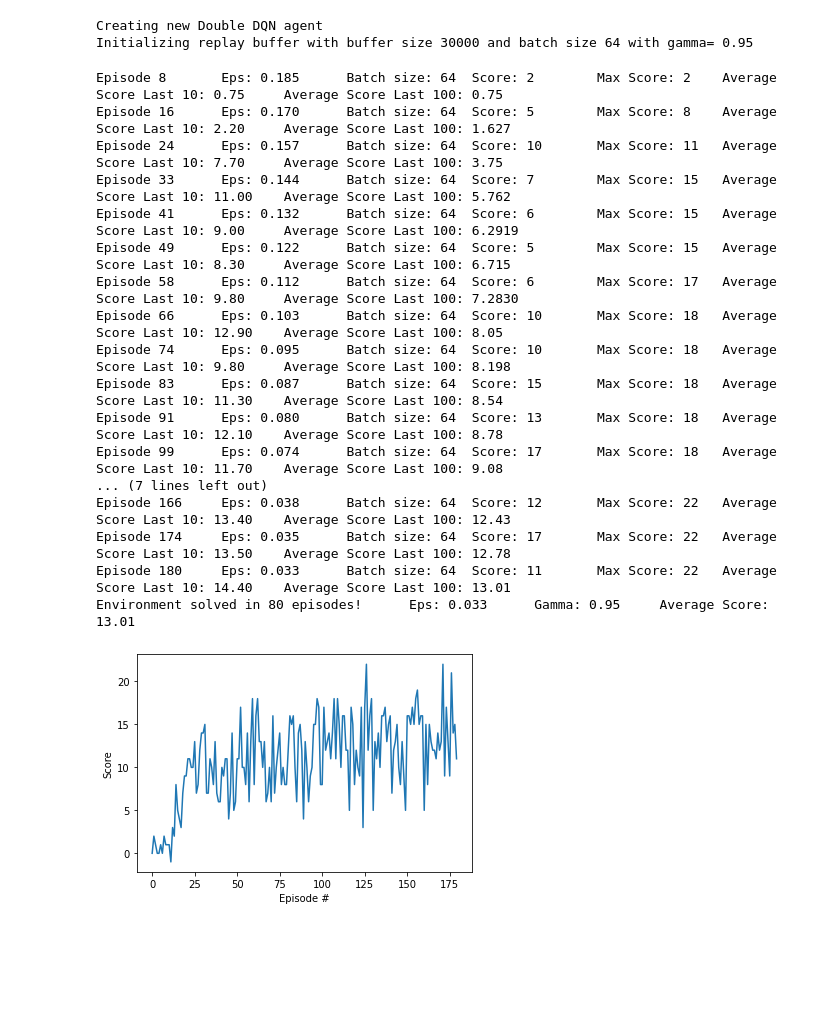
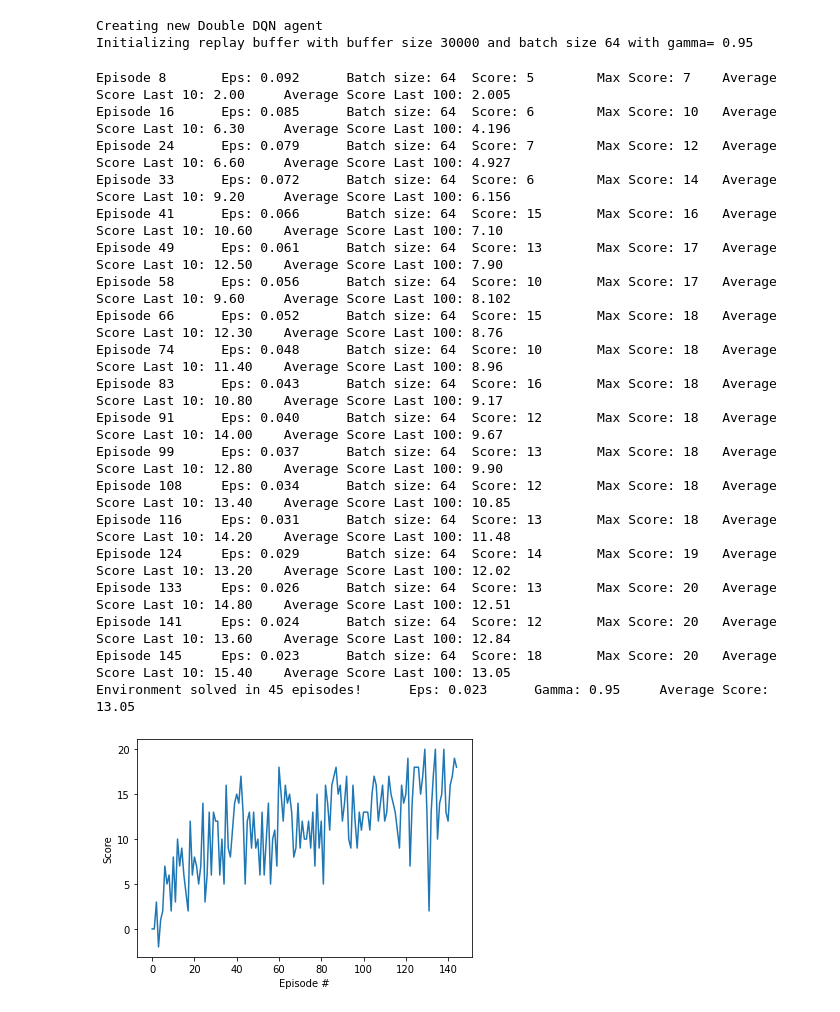
Before and after one commit to aaholmes/navigation, a Jupyter notebook: Navigation_Double.ipynb, the cells around one changed output. Saved outputs shown, nothing was run; the diff lists cells and outputs as text; code cells hidden in the pictures; blank space fills up the shorter version.

Commit message:
Change eps schedule for double-DQN; solves in 45 episodes

```diff
--- a/Navigation_Double.ipynb
+++ b/Navigation_Double.ipynb
@@ -109,7 +109,7 @@ agent = Agent(state_size=state_size, action_size=action_size, seed=0, ddqn=True)
 Creating new Double DQN agent
 Initializing replay buffer with buffer size 30000 and batch size 64 with gamma= 0.95
 # %%
-def dqn(n_episodes=500, max_t=310, eps_start=0.2, eps_end=0.01, eps_decay=0.99, update_target_every=2500, update_batch_every=50000):
+def dqn(n_episodes=500, max_t=310, eps_start=0.1, eps_end=0.01, eps_decay=0.99, update_target_every=2500, update_batch_every=50000):
     """Deep Q-Learning.
 
     Params
@@ -148,48 +148,50 @@ def dqn(n_episodes=500, max_t=310, eps_start=0.2, eps_end=0.01, eps_decay=0.99,
                     print("\t")
             if done:
                 break
         scores_window.append(score)       # save most recent score
         scores_window_10.append(score)       # save most recent score
         scores.append(score)              # save most recent score
         max_score = max(score, max_score)
         eps = max(eps_end, eps_decay*eps) # decrease epsilon
         print('\rEpisode {}\tEps: {:.3f}\tBatch size: {:d}\tScore: {:d}\tMax Score: {:d}\tAverage Score Last 10: {:.2f}\tAverage Score Last 100: {:.2f}'.format(i_episode, eps, agent.batch_size, int(score), int(max_score), np.mean(scores_window_10), np.mean(scores_window)), end="")
         if np.mean(scores_window)>=13.0:
             print('\nEnvironment solved in {:d} episodes!\tEps: {:.3f}\tGamma: {:.2f}\tAverage Score: {:.2f}'.format(i_episode-100, eps, agent.gamma, np.mean(scores_window)))
             if not agent.ddqn:
                 torch.save(agent.qnetwork_local.state_dict(), 'checkpoint.pth')
             else:
                 torch.save(agent.qnetwork1.state_dict(), 'checkpoint_Q1.pth')
                 torch.save(agent.qnetwork2.state_dict(), 'checkpoint_Q2.pth')
             break
     return scores
 
 scores = dqn()
 
 # plot the scores
 fig = plt.figure()
 ax = fig.add_subplot(111)
 plt.plot(np.arange(len(scores)), scores)
 plt.ylabel('Score')
 plt.xlabel('Episode #')
 plt.show()
 # 18 min for 500 episodes
 # %% [output]
-Episode 8       Eps: 0.185      Batch size: 64  Score: 2        Max Score: 2    Average Score Last 10: 0.75     Average Score Last 100: 0.75
-Episode 16      Eps: 0.170      Batch size: 64  Score: 5        Max Score: 8    Average Score Last 10: 2.20     Average Score Last 100: 1.627
-Episode 24      Eps: 0.157      Batch size: 64  Score: 10       Max Score: 11   Average Score Last 10: 7.70     Average Score Last 100: 3.75
-Episode 33      Eps: 0.144      Batch size: 64  Score: 7        Max Score: 15   Average Score Last 10: 11.00    Average Score Last 100: 5.762
-Episode 41      Eps: 0.132      Batch size: 64  Score: 6        Max Score: 15   Average Score Last 10: 9.00     Average Score Last 100: 6.2919
-Episode 49      Eps: 0.122      Batch size: 64  Score: 5        Max Score: 15   Average Score Last 10: 8.30     Average Score Last 100: 6.715
-Episode 58      Eps: 0.112      Batch size: 64  Score: 6        Max Score: 17   Average Score Last 10: 9.80     Average Score Last 100: 7.2830
-Episode 66      Eps: 0.103      Batch size: 64  Score: 10       Max Score: 18   Average Score Last 10: 12.90    Average Score Last 100: 8.05
-Episode 74      Eps: 0.095      Batch size: 64  Score: 10       Max Score: 18   Average Score Last 10: 9.80     Average Score Last 100: 8.198
-Episode 83      Eps: 0.087      Batch size: 64  Score: 15       Max Score: 18   Average Score Last 10: 11.30    Average Score Last 100: 8.54
-Episode 91      Eps: 0.080      Batch size: 64  Score: 13       Max Score: 18   Average Score Last 10: 12.10    Average Score Last 100: 8.78
-Episode 99      Eps: 0.074      Batch size: 64  Score: 17       Max Score: 18   Average Score Last 10: 11.70    Average Score Last 100: 9.08
-... (7 lines left out)
-Episode 166     Eps: 0.038      Batch size: 64  Score: 12       Max Score: 22   Average Score Last 10: 13.40    Average Score Last 100: 12.43
-Episode 174     Eps: 0.035      Batch size: 64  Score: 17       Max Score: 22   Average Score Last 10: 13.50    Average Score Last 100: 12.78
-Episode 180     Eps: 0.033      Batch size: 64  Score: 11       Max Score: 22   Average Score Last 10: 14.40    Average Score Last 100: 13.01
-Environment solved in 80 episodes!      Eps: 0.033      Gamma: 0.95     Average Score: 13.01
+Episode 8       Eps: 0.092      Batch size: 64  Score: 5        Max Score: 7    Average Score Last 10: 2.00     Average Score Last 100: 2.005
+Episode 16      Eps: 0.085      Batch size: 64  Score: 6        Max Score: 10   Average Score Last 10: 6.30     Average Score Last 100: 4.196
+Episode 24      Eps: 0.079      Batch size: 64  Score: 7        Max Score: 12   Average Score Last 10: 6.60     Average Score Last 100: 4.927
+Episode 33      Eps: 0.072      Batch size: 64  Score: 6        Max Score: 14   Average Score Last 10: 9.20     Average Score Last 100: 6.156
+Episode 41      Eps: 0.066      Batch size: 64  Score: 15       Max Score: 16   Average Score Last 10: 10.60    Average Score Last 100: 7.10
+Episode 49      Eps: 0.061      Batch size: 64  Score: 13       Max Score: 17   Average Score Last 10: 12.50    Average Score Last 100: 7.90
+Episode 58      Eps: 0.056      Batch size: 64  Score: 10       Max Score: 17   Average Score Last 10: 9.60     Average Score Last 100: 8.102
+Episode 66      Eps: 0.052      Batch size: 64  Score: 15       Max Score: 18   Average Score Last 10: 12.30    Average Score Last 100: 8.76
+Episode 74      Eps: 0.048      Batch size: 64  Score: 10       Max Score: 18   Average Score Last 10: 11.40    Average Score Last 100: 8.96
+Episode 83      Eps: 0.043      Batch size: 64  Score: 16       Max Score: 18   Average Score Last 10: 10.80    Average Score Last 100: 9.17
+Episode 91      Eps: 0.040      Batch size: 64  Score: 12       Max Score: 18   Average Score Last 10: 14.00    Average Score Last 100: 9.67
+Episode 99      Eps: 0.037      Batch size: 64  Score: 13       Max Score: 18   Average Score Last 10: 12.80    Average Score Last 100: 9.90
+Episode 108     Eps: 0.034      Batch size: 64  Score: 12       Max Score: 18   Average Score Last 10: 13.40    Average Score Last 100: 10.85
+Episode 116     Eps: 0.031      Batch size: 64  Score: 13       Max Score: 18   Average Score Last 10: 14.20    Average Score Last 100: 11.48
+Episode 124     Eps: 0.029      Batch size: 64  Score: 14       Max Score: 19   Average Score Last 10: 13.20    Average Score Last 100: 12.02
+Episode 133     Eps: 0.026      Batch size: 64  Score: 13       Max Score: 20   Average Score Last 10: 14.80    Average Score Last 100: 12.51
+Episode 141     Eps: 0.024      Batch size: 64  Score: 12       Max Score: 20   Average Score Last 10: 13.60    Average Score Last 100: 12.84
+Episode 145     Eps: 0.023      Batch size: 64  Score: 18       Max Score: 20   Average Score Last 10: 15.40    Average Score Last 100: 13.05
+Environment solved in 45 episodes!      Eps: 0.023      Gamma: 0.95     Average Score: 13.05
-[figure, old version]
+[figure, new version]
```
